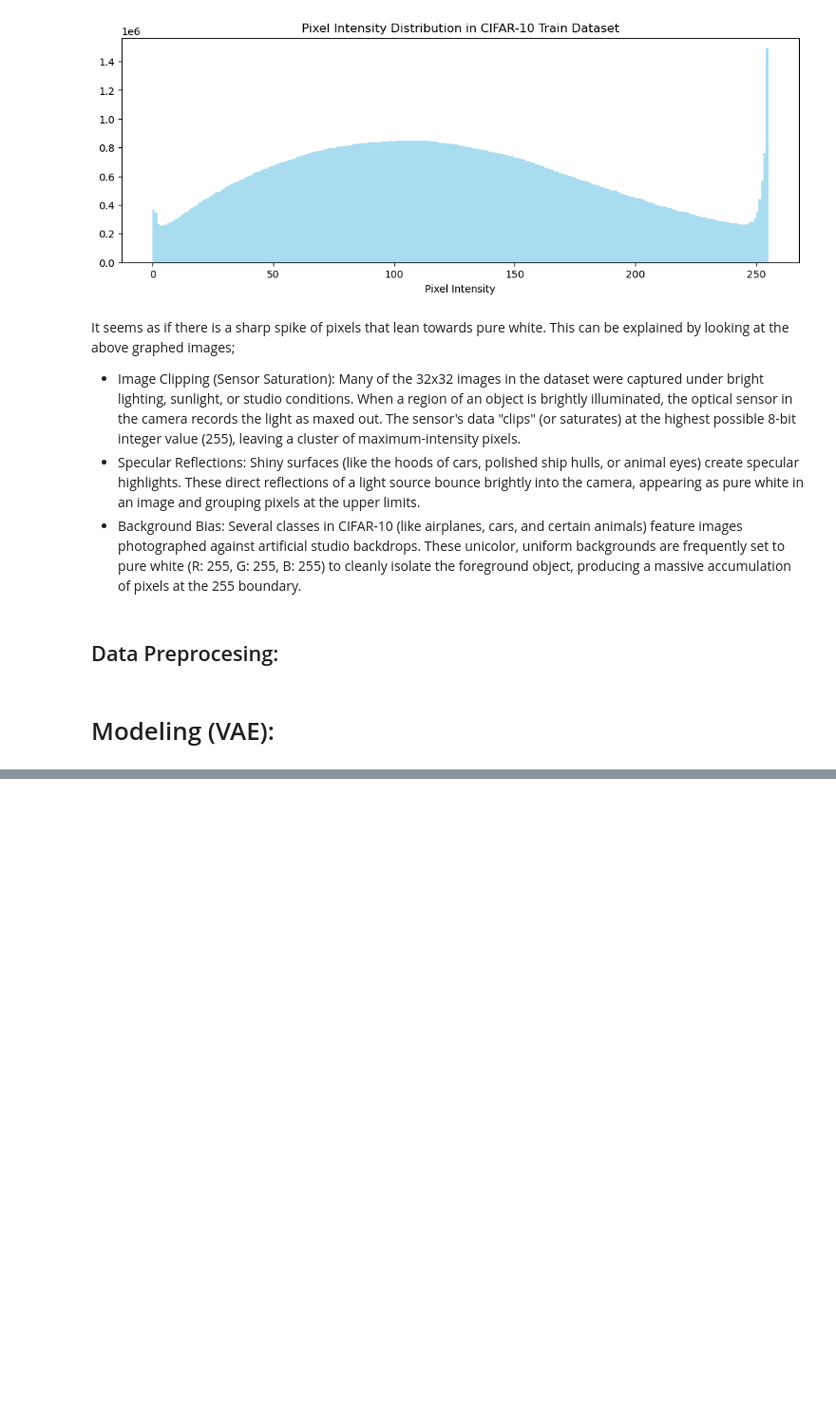
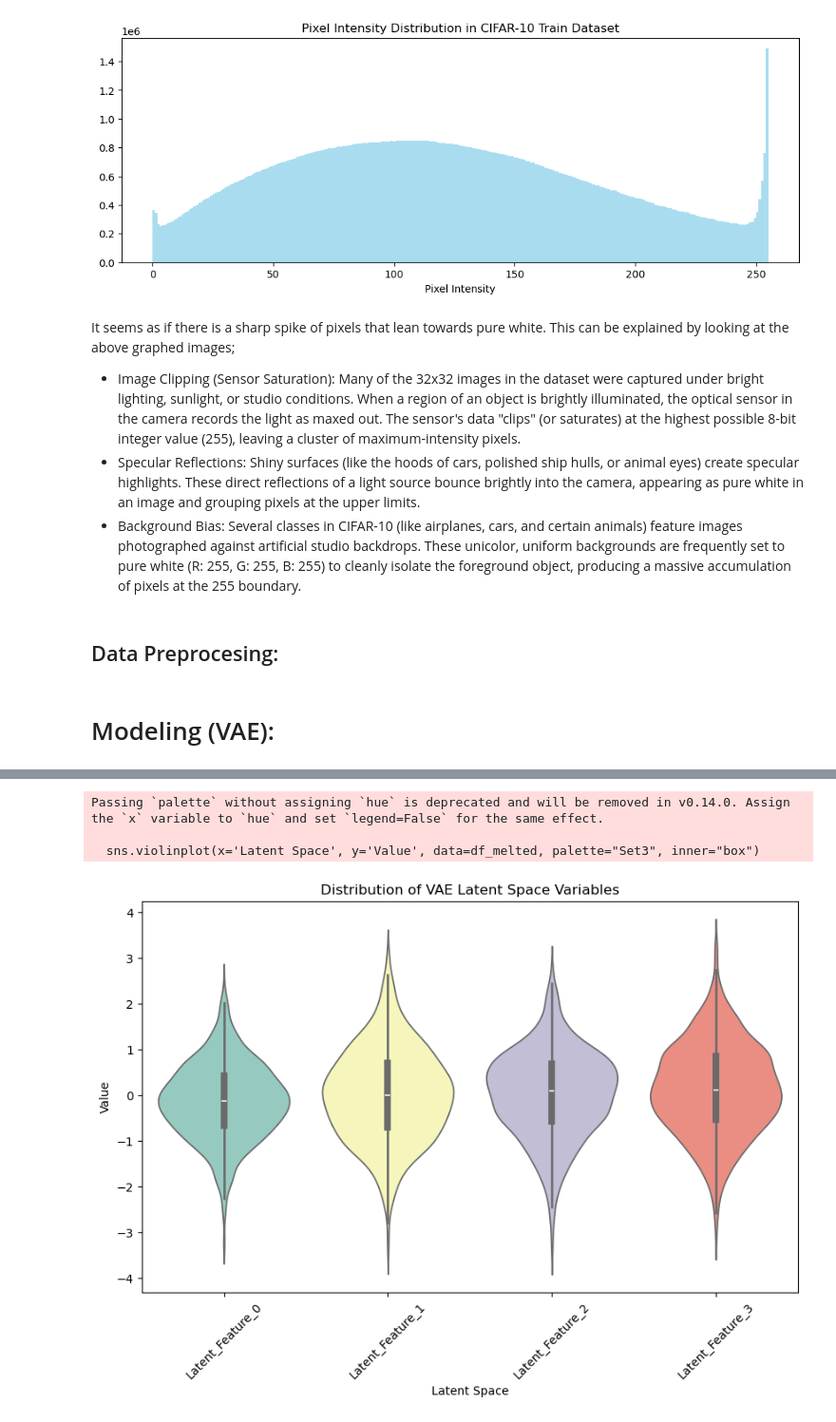
Before and after one commit to haoern/DELE-CA2, a Jupyter notebook: PartA.ipynb, the cells around one changed output, grey strips where cells are left out. Shown at 95% size. Saved outputs shown, nothing was run; the diff lists cells and outputs as text; code cells hidden in the pictures; blank space fills up the shorter version.

```diff
--- a/PartA.ipynb
+++ b/PartA.ipynb
@@ -274,0 +329,19 @@ for i in range(n):
+# %%
+z_mean, _, _ = vae.encoder.predict(x_test[:1000])  # Use the first 10,000 samples for visualization
+
+# 2. Reshape into a pandas DataFrame for Seaborn
+# Assuming latent_dim is N. This creates columns like 'Latent_Feature_0'
+import pandas as pd
+import seaborn as sns
+df = pd.DataFrame(z_mean, columns=[f"Latent_Feature_{i}" for i in range(z_mean.shape[1])])
+
+# 3. Melt the dataframe to long-format for Seaborn
+df_melted = df.melt(var_name='Latent Space', value_name='Value')
+
+# 4. Plot the Violin plot
+plt.figure(figsize=(10, 6))
+sns.violinplot(x='Latent Space', y='Value', data=df_melted, palette="Set3", inner="box")
+plt.title("Distribution of VAE Latent Space Variables")
+plt.xticks(rotation=45)
+plt.show()
+# %% [output]
@@ -274,0 +349,4 @@ for i in range(n):
+Passing `palette` without assigning `hue` is deprecated and will be removed in v0.14.0. Assign the `x` variable to `hue` and set `legend=False` for the same effect.
+
+  sns.violinplot(x='Latent Space', y='Value', data=df_melted, palette="Set3", inner="box")
+[figure, added]
```
Also changed, not shown: parts of 19 cells of this notebook, 1 other file.
